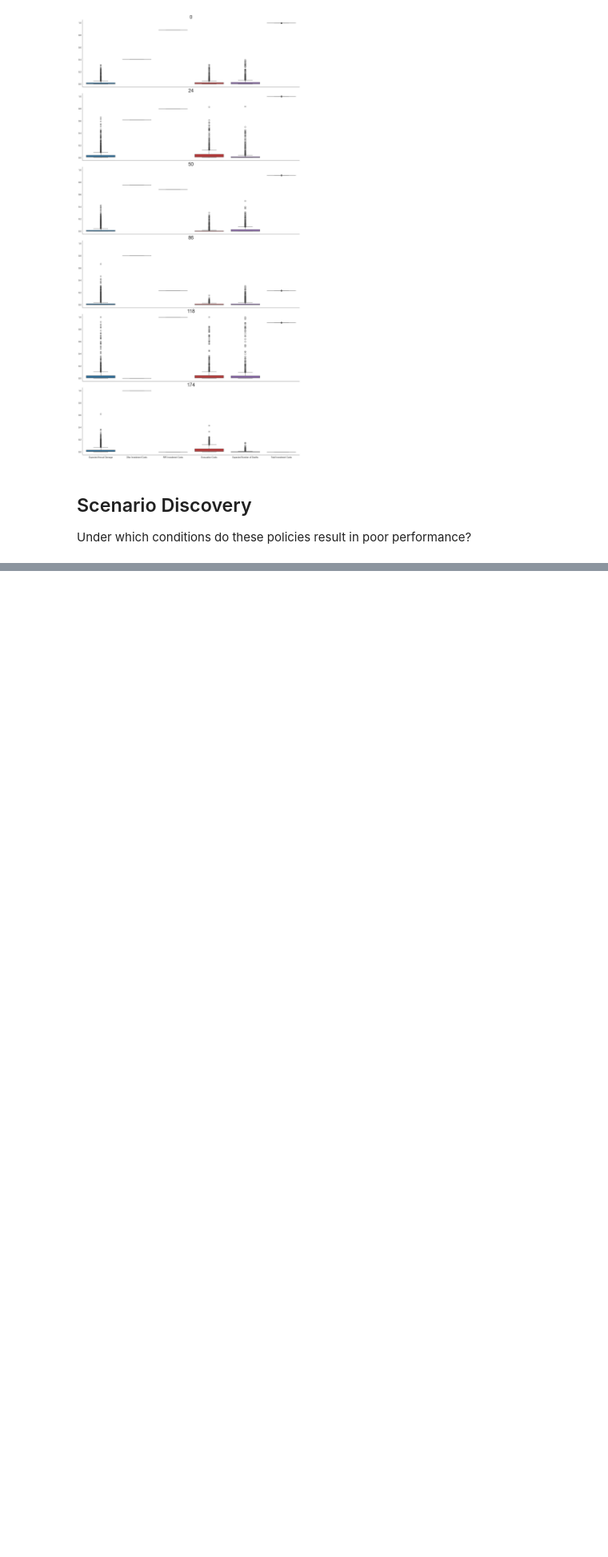
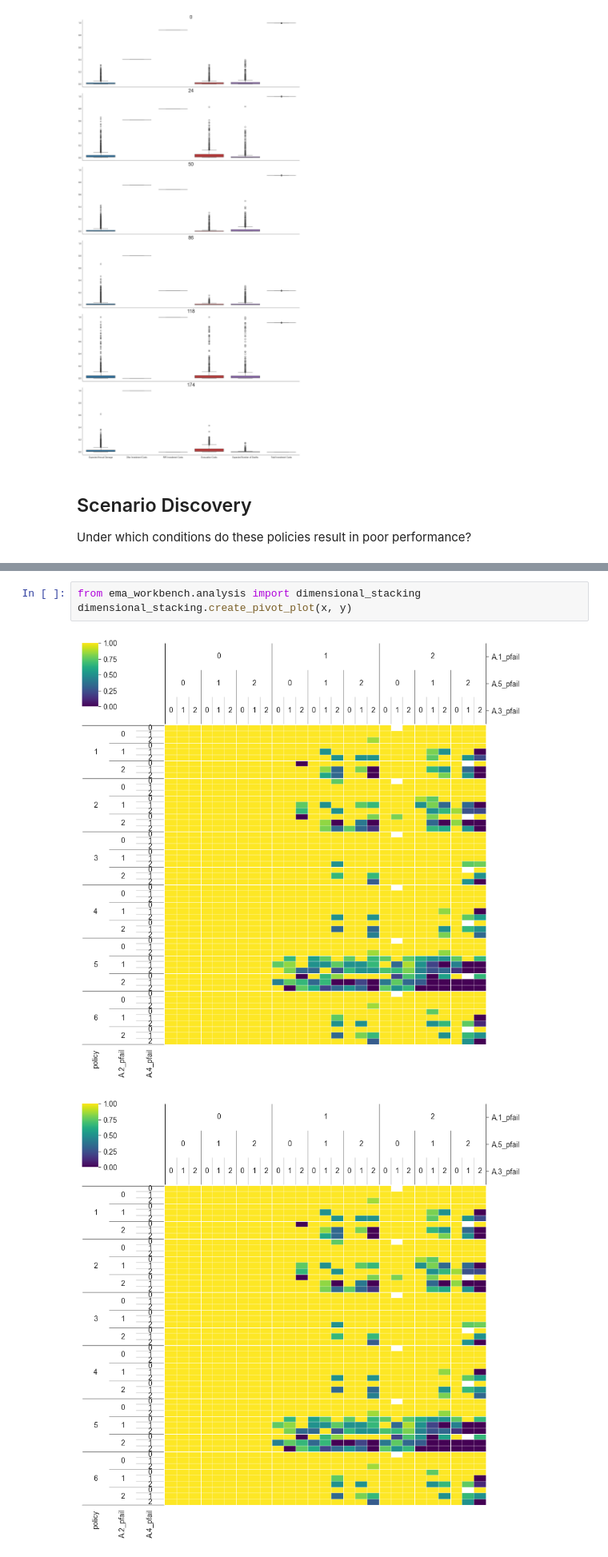
Before and after one commit to BabylonVampyre/MBDM_model_Delata_comission_2024, a Jupyter notebook: final assignment/Robustness_Evaluation.ipynb, the cells around one changed output, grey strips where cells are left out. Shown at 80% size. Cells and saved outputs as stored; diff of their text form; blank space fills up the shorter version.

```diff
--- a/final assignment/Robustness_Evaluation.ipynb
+++ b/final assignment/Robustness_Evaluation.ipynb
@@ -318,0 +346,6 @@ Under which conditions do these policies result in poor performance?
+# %%
+from ema_workbench.analysis import dimensional_stacking
+dimensional_stacking.create_pivot_plot(x, y)
+# %% [output]
+[figure, added]
+[figure, added]
```
Also changed, not shown: parts of 8 cells of this notebook, 2 other files.
